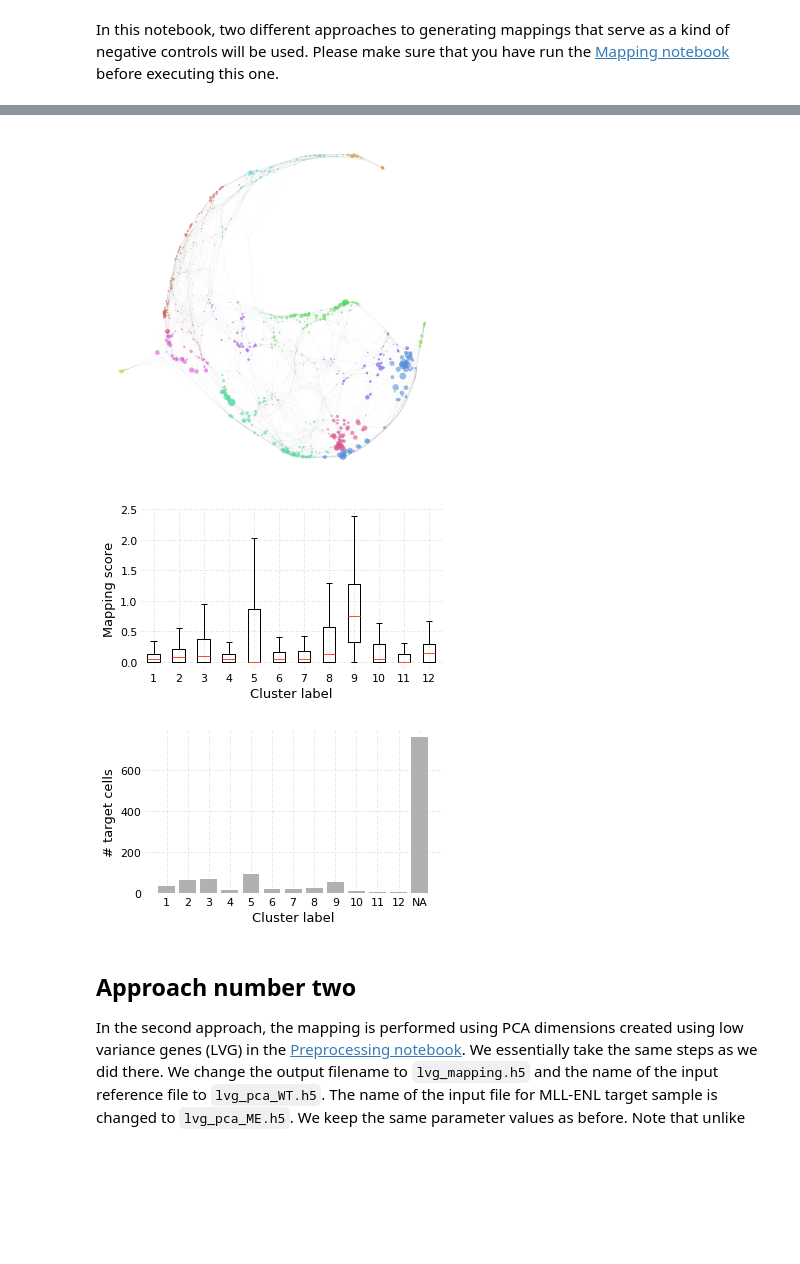
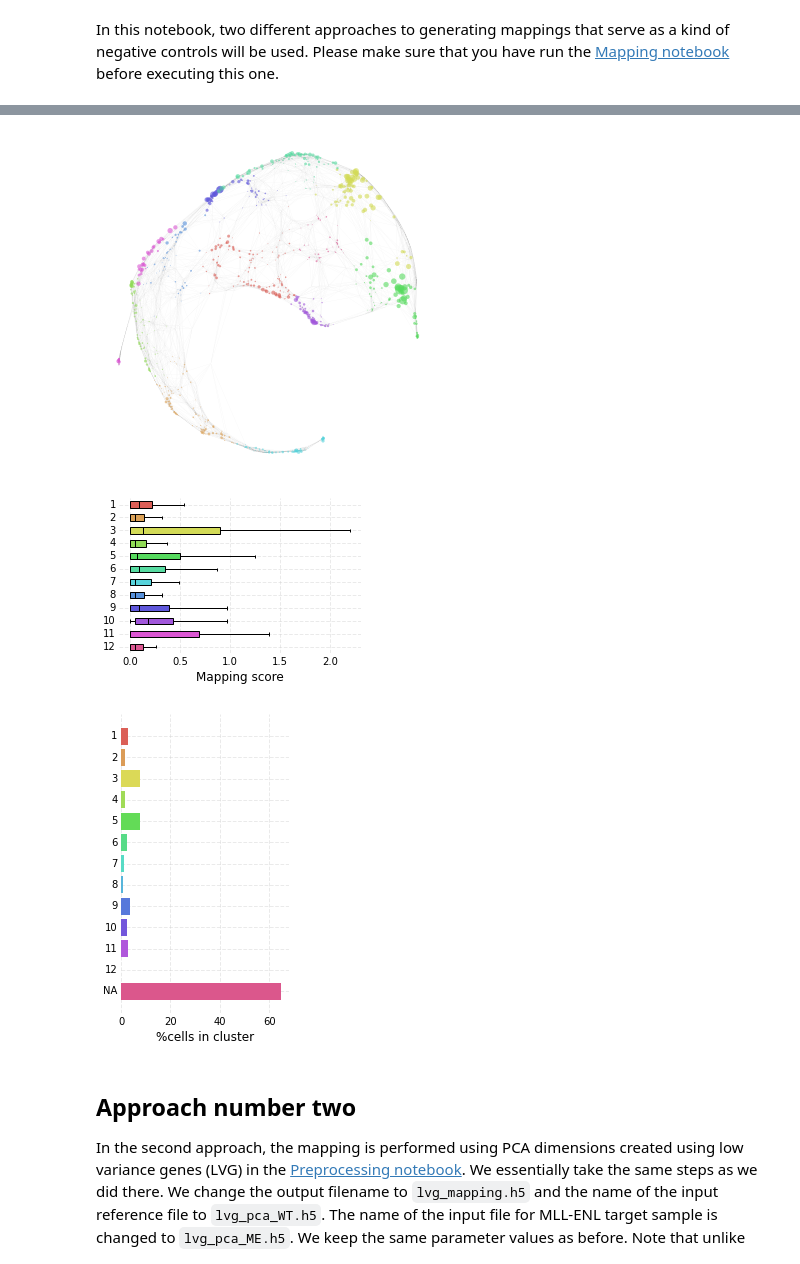
Before and after one commit to parashardhapola/nabo, a Jupyter notebook: docs/analysis/mll_enl/notebooks/4_control_mappings.ipynb, the cells around one changed output, grey strips where cells are left out. Drawn from its saved outputs; the diff is of its cells as text; code cells hidden in the pictures; blank space fills up the shorter version.

```diff
--- a/docs/analysis/mll_enl/notebooks/4_control_mappings.ipynb
+++ b/docs/analysis/mll_enl/notebooks/4_control_mappings.ipynb
@@ -10,26 +10,27 @@ import nabo
 # %%
 hvg_graph = nabo.Graph()
 hvg_graph.load_from_gml('../analysis_data/hvg_graph.gml')
 high_score_ref_nodes = hvg_graph.get_mapping_score(
     'ME', min_score=1, sorted_names_only=True, remove_suffix=True)
 mapping = nabo.Mapping('../analysis_data/mapping.h5', 'WT',
                        '../analysis_data/hvg_pca_WT.h5', 'data')
 mapping.set_parameters(15, 11, 0.25, 500)
 mapping.map_target('MEnull', '../analysis_data/hvg_pca_ME.h5',
-                   'data', ignore_ref_cells=high_score_ref_nodes)
+                   'data', ignore_ref_cells=high_score_ref_nodes,
+                  overwrite=True)
 hvg_graph.load_from_h5('../analysis_data/mapping.h5', 'MEnull', 'target')
 
 null_mapping_score = hvg_graph.get_mapping_score('MEnull')
 nabo.GraphPlot(hvg_graph, vc_attr='cluster', vs=null_mapping_score)
 
-me_null_cluster_scores = hvg_graph.get_mapping_score('MEnull', by_cluster=True)
-nabo.plot_cluster_scores(me_null_cluster_scores)
-me_null_target_clusters = hvg_graph.classify_target('MEnull', ret_counts=True)
-nabo.plot_target_class_counts(me_null_target_clusters)
+me_null_cluster_scores = hvg_graph.get_mapping_score('MEnull')
+nabo.plot_cluster_scores(me_null_cluster_scores, clusters=hvg_graph.clusters)
+me_null_target_clusters = hvg_graph.classify_target('MEnull')
+nabo.plot_target_class_counts(me_null_target_clusters, ref_values=hvg_graph.clusters, sort=False)
 # %% [output]
-[figure, old version]
+[figure, new version]
-[figure, old version]
+[figure, new version]
-[figure, old version]
+[figure, new version]
 # %% [markdown]
 ## Approach number two
  In the second approach, the mapping is performed using PCA dimensions created using low variance genes (LVG) in the [Preprocessing notebook](1_preprocessing.ipynb).
```
Also changed, not shown: parts of 3 cells of this notebook, 1 other file.
